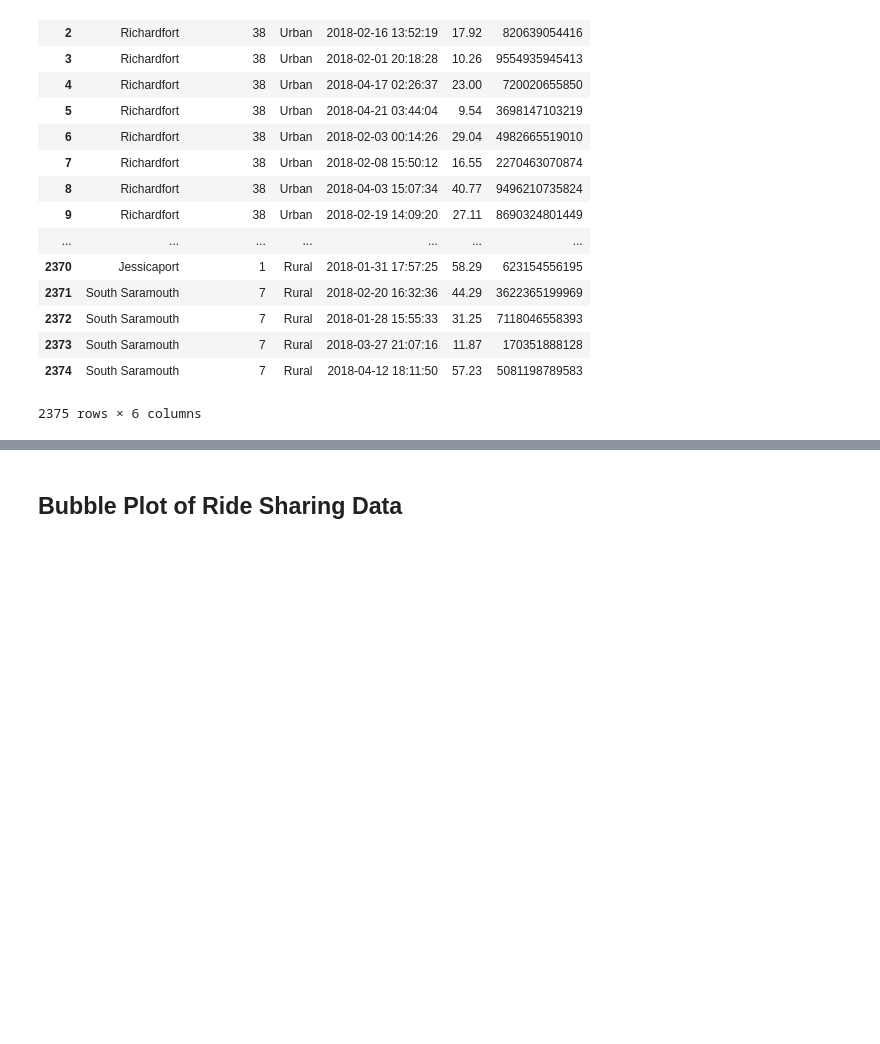
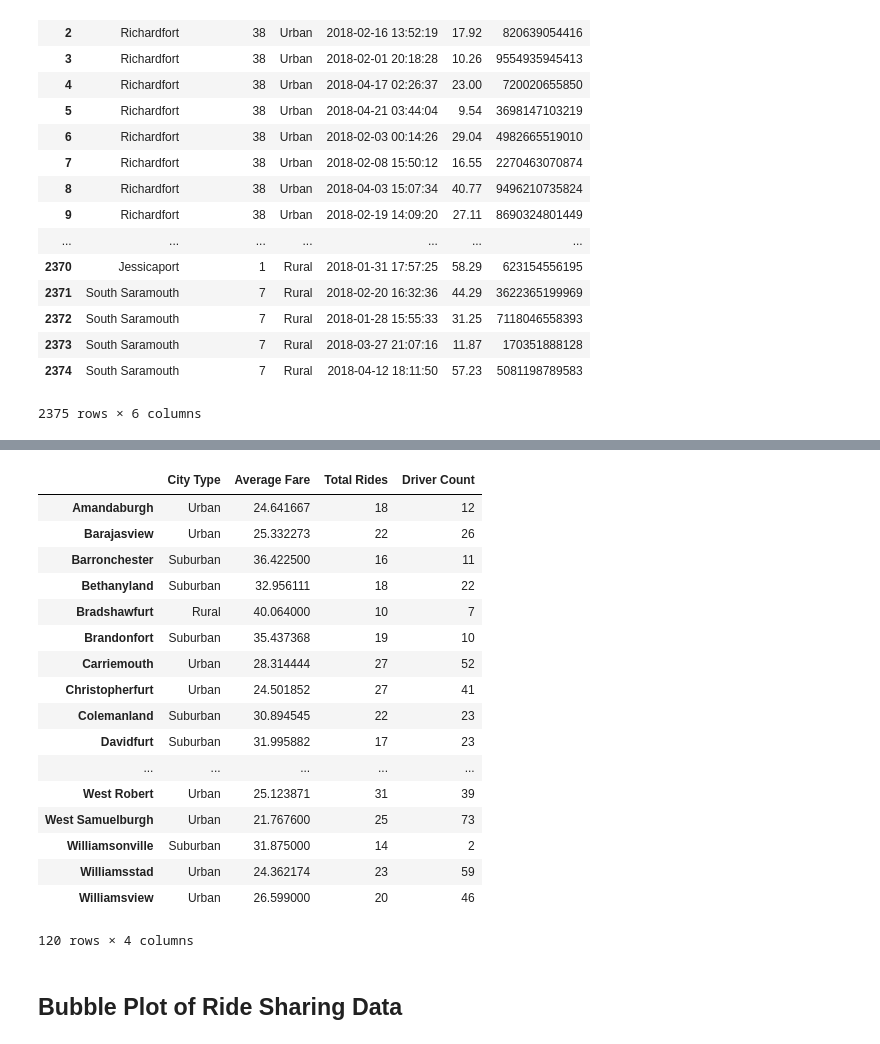
Before and after one commit to klucas11/Pyber-Ride-Share, a Jupyter notebook: pyber_starter.ipynb, the cells around one changed output, grey strips where cells are left out. Cells and saved outputs as stored; diff of their text form; code cells hidden in the pictures; blank space fills up the shorter version.

```diff
--- a/pyber_starter.ipynb
+++ b/pyber_starter.ipynb
@@ -83,2 +41,44 @@ Name: type, Length: 120, dtype: object
+# %%
+# Create new Data Frame with needed info
+city_type = city_data.set_index('city')['type']
+groupby_city = all_data.groupby(['city'])
+average_fare = groupby_city['fare'].mean()
+total_rides = groupby_city['city'].count()
+driver_count = groupby_city['driver_count'].mean()
+
+city_info_dictionary = {
+    'City Type': city_type,
+    'Average Fare': average_fare,
+    'Total Rides': total_rides,
+    'Driver Count': driver_count
+    }
+
+city_info_df = pd.DataFrame(data = city_info_dictionary)
+# display(city_info_df)
+
+# Create Data Frame for each city type
+urban_df = city_info_df.loc[city_info_df["City Type"]== "Urban"]
+suburban_df = city_info_df.loc[city_info_df["City Type"]== "Suburban"]
+rural_df = city_info_df.loc[city_info_df["City Type"]== "Rural"]
+# display(suburban_df)
+# %% [output]
+|  | City Type | Average Fare | Total Rides | Driver Count |
+| Amandaburgh | Urban | 24.641667 | 18 | 12 |
+| Barajasview | Urban | 25.332273 | 22 | 26 |
+| Barronchester | Suburban | 36.422500 | 16 | 11 |
+| Bethanyland | Suburban | 32.956111 | 18 | 22 |
+| Bradshawfurt | Rural | 40.064000 | 10 | 7 |
+| Brandonfort | Suburban | 35.437368 | 19 | 10 |
+| Carriemouth | Urban | 28.314444 | 27 | 52 |
+| Christopherfurt | Urban | 24.501852 | 27 | 41 |
+| Colemanland | Suburban | 30.894545 | 22 | 23 |
+| Davidfurt | Suburban | 31.995882 | 17 | 23 |
+| ... | ... | ... | ... | ... |
+| West Robert | Urban | 25.123871 | 31 | 39 |
+| West Samuelburgh | Urban | 21.767600 | 25 | 73 |
+| Williamsonville | Suburban | 31.875000 | 14 | 2 |
+| Williamsstad | Urban | 24.362174 | 23 | 59 |
+| Williamsview | Urban | 26.599000 | 20 | 46 |
+120 rows × 4 columns
 # %% [markdown]
 ## Bubble Plot of Ride Sharing Data
```
Also changed, not shown: parts of 9 cells of this notebook.
